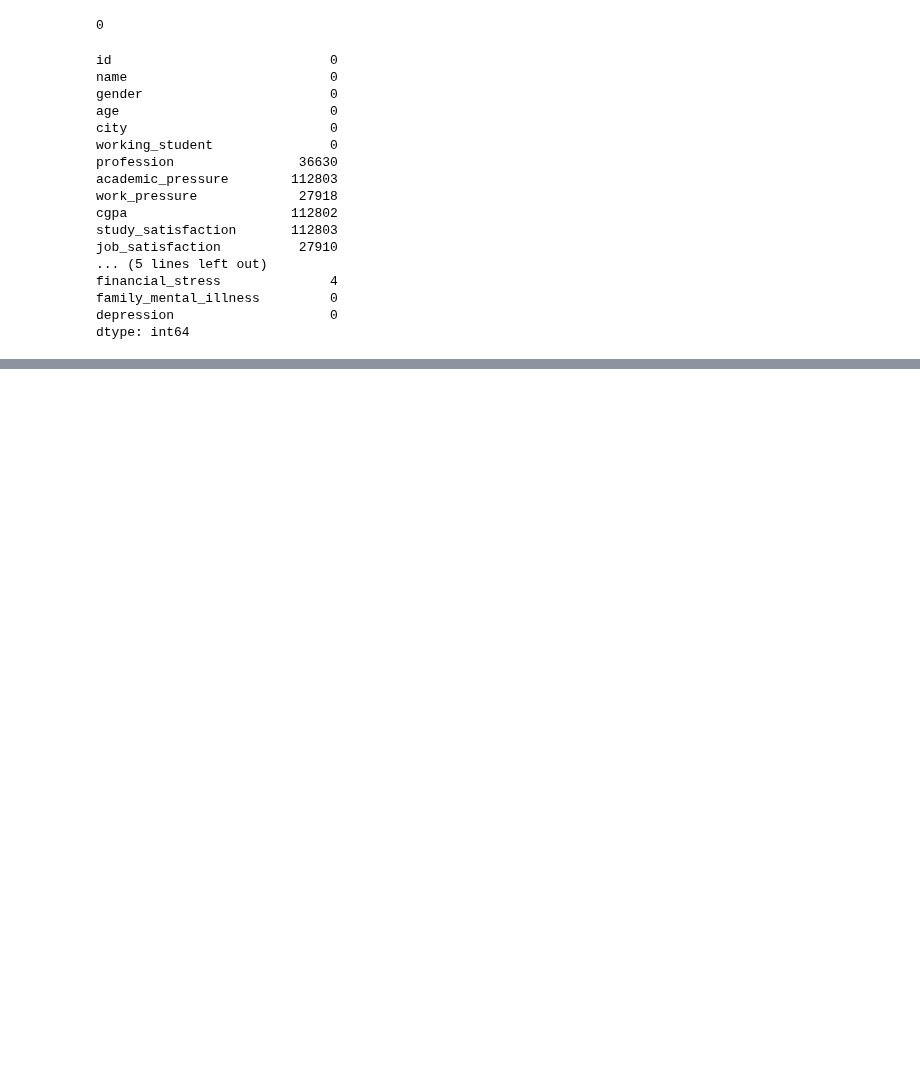
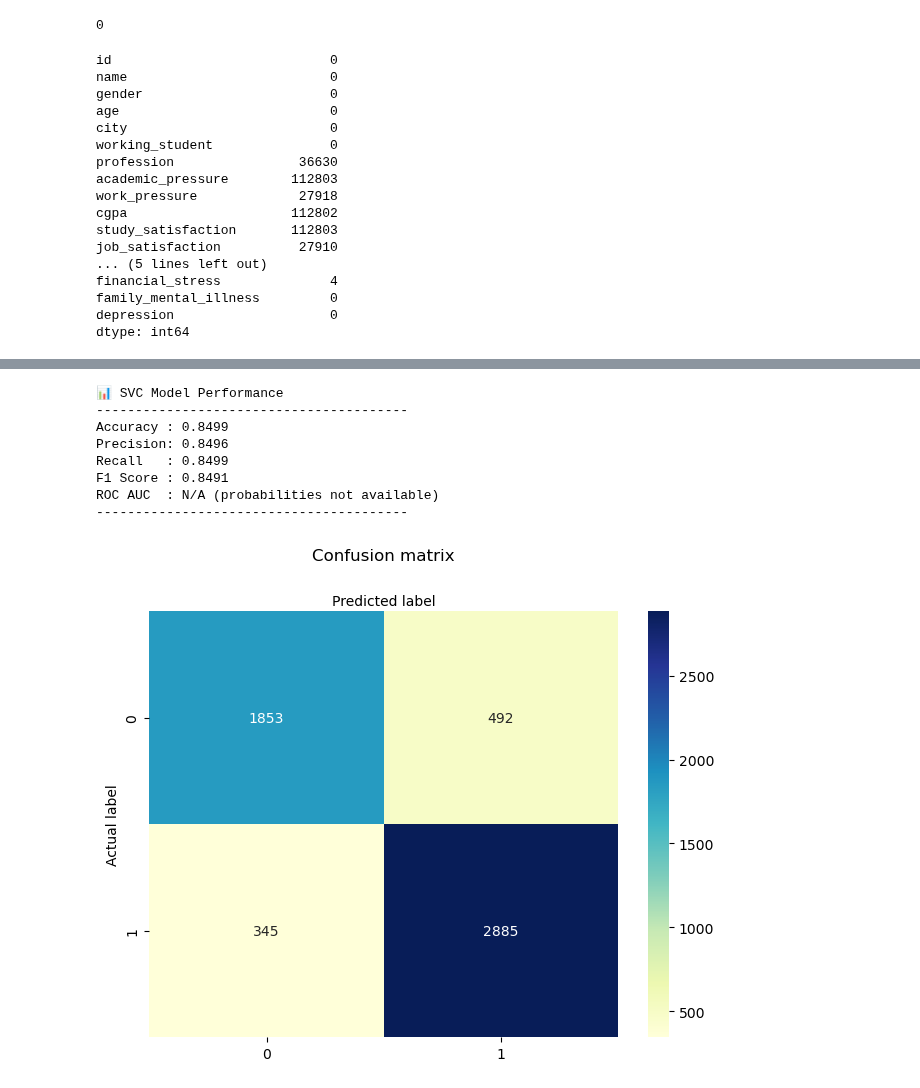
Before and after one commit to nikankad/COS322-depression, a Jupyter notebook: src/main.ipynb, the cells around one changed output, grey strips where cells are left out. Saved outputs shown, nothing was run; the diff lists cells and outputs as text; code cells hidden in the pictures; blank space fills up the shorter version.

```diff
--- a/src/main.ipynb
+++ b/src/main.ipynb
@@ -165,0 +194,16 @@ display(working_df)
+# %%
+from OurModels import SVCModel
+model = SVCModel()
+modelResults = model.train(students_df)
+model.charts(*modelResults)
+model.output(*modelResults)
+# %% [output]
+📊 SVC Model Performance
+----------------------------------------
+Accuracy : 0.8499
+Precision: 0.8496
+Recall   : 0.8499
+F1 Score : 0.8491
+ROC AUC  : N/A (probabilities not available)
+----------------------------------------
+[figure, added]
```
Also changed, not shown: parts of 4 cells of this notebook, 5 other files.
